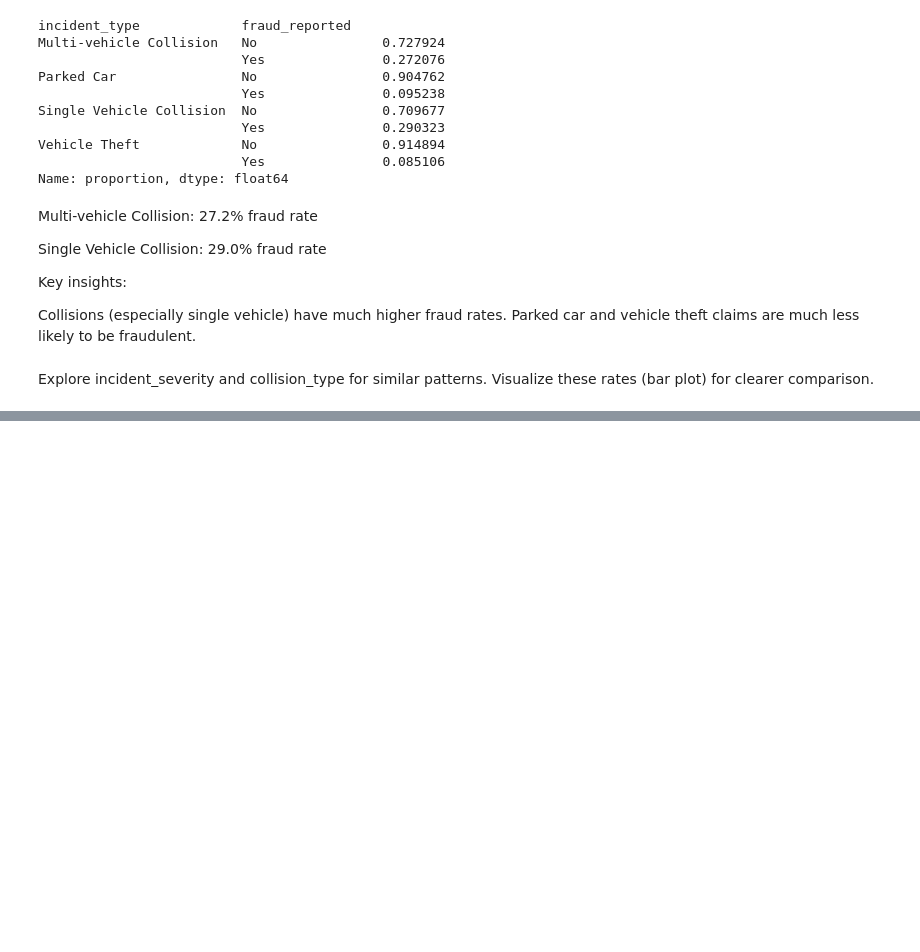
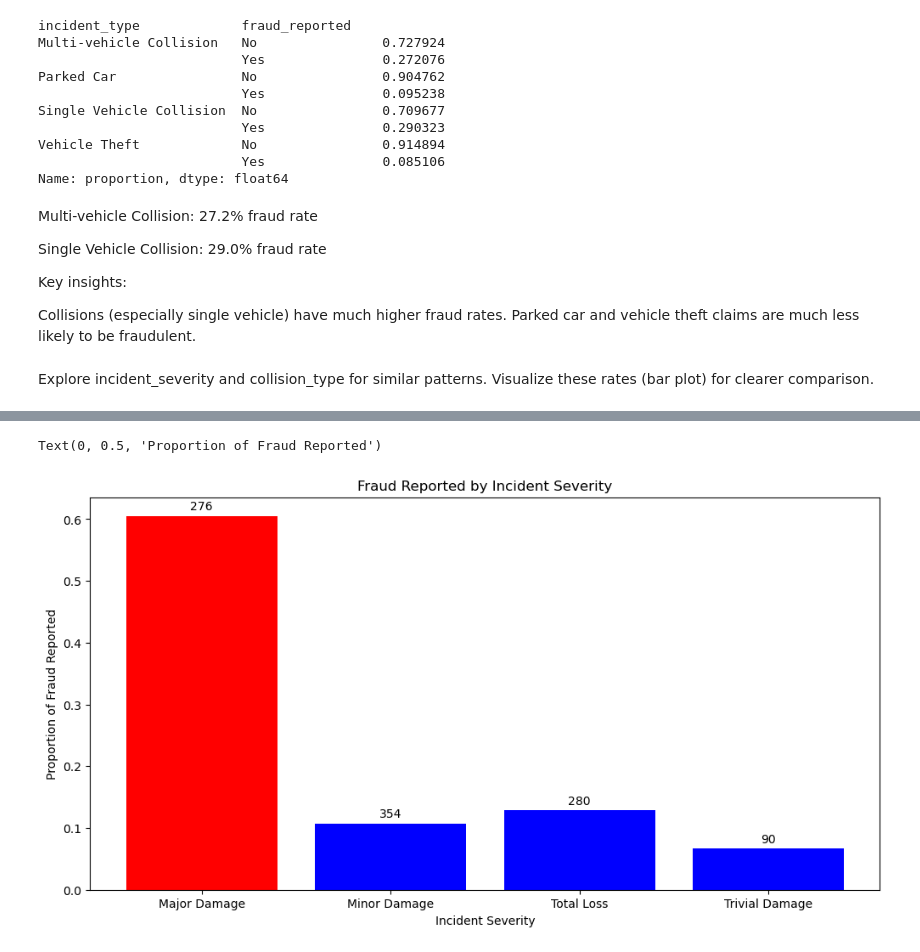
Before and after one commit to oaj1/Insurance_Claims, a Jupyter notebook: Insurance_Claims_IncidentTypeEDA.ipynb, the cells around one changed output, grey strips where cells are left out. Cells and saved outputs as stored; diff of their text form; code cells hidden in the pictures; blank space fills up the shorter version.

Commit message:
severity type EDA

```diff
--- a/Insurance_Claims_IncidentTypeEDA.ipynb
+++ b/Insurance_Claims_IncidentTypeEDA.ipynb
@@ -44,0 +59,25 @@ Visualize these rates (bar plot) for clearer comparison.
+# %%
+#visualize incident severity and fraud reported
+plt.figure(figsize=(12,6))
+# Calculate fraud rates for each incident severity
+fraud_rates = df.groupby('incident_severity')['fraud_reported'].value_counts(normalize=True).unstack()['Yes']
+incident_severities = df['incident_severity'].unique()
+
+# Find the index of the highest fraud rate
+max_idx = fraud_rates.idxmax()
+
+# Create a color list: highlight the max bar in red, others in blue
+colors = ['red' if sev == max_idx else 'blue' for sev in incident_severities]
+
+#include count of incidents on top of each bar
+counts = df['incident_severity'].value_counts()
+for i, sev in enumerate(incident_severities):
+	plt.text(i, fraud_rates.loc[sev] + 0.01, counts[sev], ha='center', color='black')
+
+plt.bar(incident_severities, fraud_rates.loc[incident_severities], color=colors)
+plt.title('Fraud Reported by Incident Severity')
+plt.xlabel('Incident Severity')
+plt.ylabel('Proportion of Fraud Reported')
+# %% [output]
+Text(0, 0.5, 'Proportion of Fraud Reported')
+[figure, added]
```
Also changed, not shown: parts of 1 cell of this notebook.
